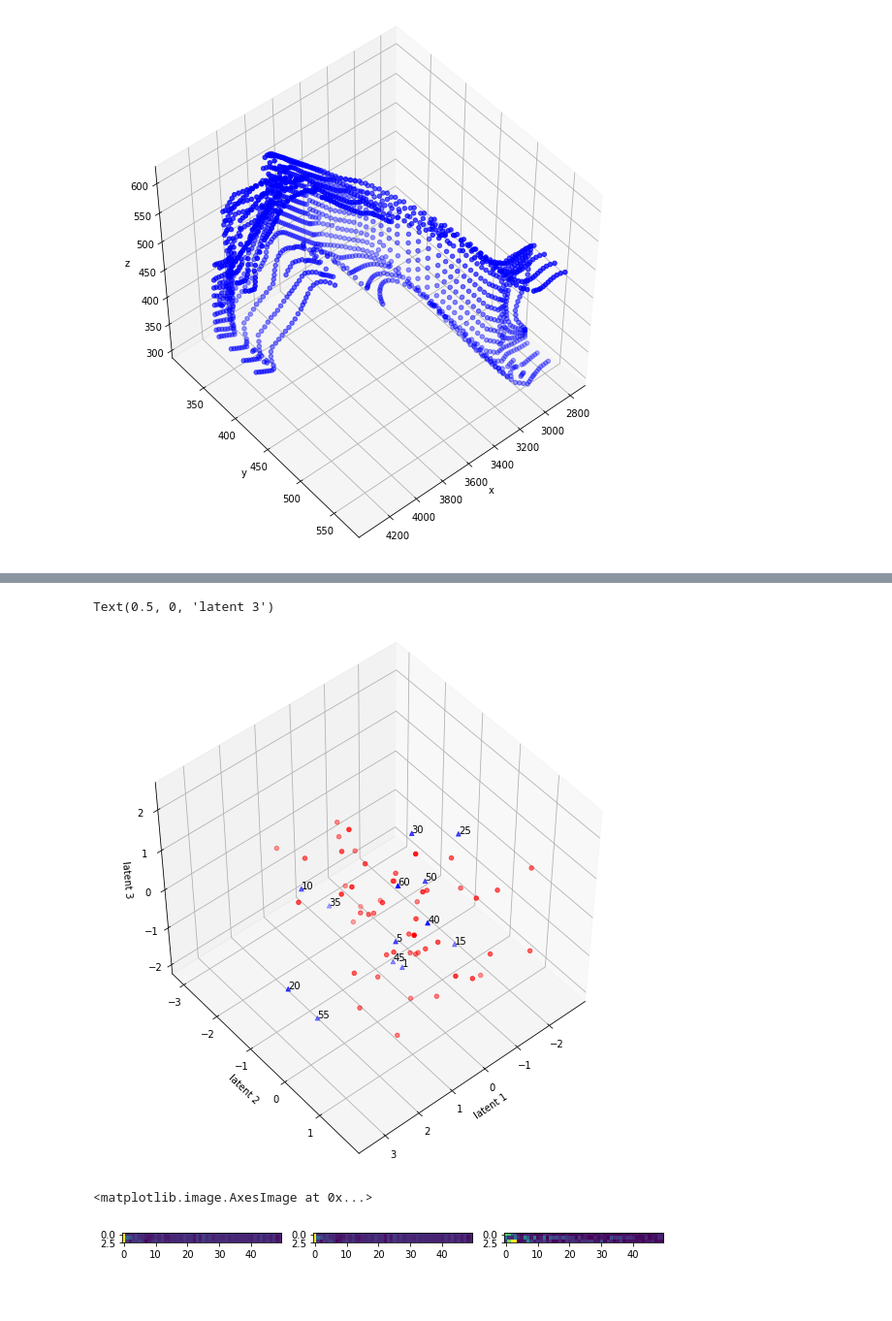
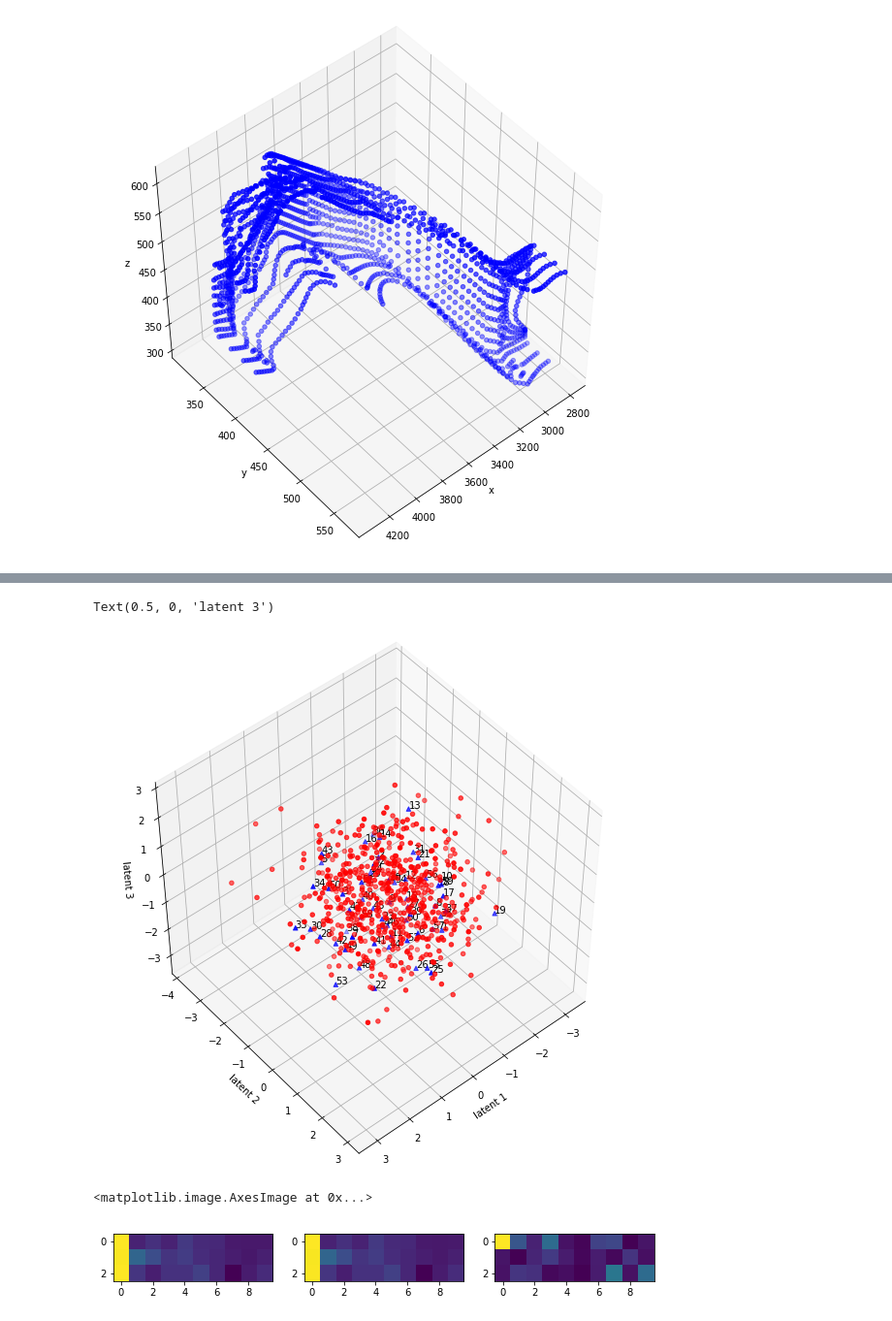
Before and after one commit to abbasloo/dnnAutoEm, a Jupyter notebook: carCrashLBO.ipynb, the cells around one changed output, grey strips where cells are left out. Shown at 97% size. Drawn from its saved outputs; the diff is of its cells as text; code cells hidden in the pictures; blank space fills up the shorter version.

```diff
--- a/carCrashLBO.ipynb
+++ b/carCrashLBO.ipynb
@@ -10,7 +10,7 @@ import tensorflow as tf
 from LstmVAE import LSTM_Var_Autoencoder
 from LstmVAE import preprocess
 
-name = '/home/mabbasloo/Documents/carData3/data/lbo/'
+name = '/home/mabbasloo/Documents/carData4/data/lbo/'
 name1 = '/home/mabbasloo/Desktop/Variational-Lstm-Autoencoder/data/'
 # %%
 filename = '/home/mabbasloo/Desktop/Variational-Lstm-Autoencoder/list'
@@ -28,13 +28,13 @@ f299_S2000001_60.off
 # %%
 DATA = []
-d = 50
+d = 10
 db = h5py.File(name + data[0], 'r')
 ds = db['Phi']
 ds = np.asarray(ds).astype(np.float32).T
 ds = ds[:, 0:d]
 ds[np.isnan(ds)] = 0.0
 ds[np.isinf(ds)] = 0.0
-for i in range(len(data)):
+for i in range(20*60):
     #db = h5py.File(name + data[i], 'r')
     #ds = db['Phi']
     #ds = np.asarray(ds).astype(np.float32).T
@@ -98,7 +98,7 @@ plt.imshow(DATA[65-5])
 # %%
 vae = LSTM_Var_Autoencoder(intermediate_dim = 10, z_dim = 3, n_dim=d, stateful = False) #default stateful = False
 
-vae.fit(DATA[0:65-13], learning_rate=0.001, batch_size = 10, num_epochs = 400, opt = tf.train.AdamOptimizer, REG_LAMBDA = 0.01, grad_clip_norm=10, optimizer_params=None, verbose = True)
+vae.fit(DATA[0:10*60], learning_rate=0.001, batch_size = 10, num_epochs = 100, opt = tf.train.AdamOptimizer, REG_LAMBDA = 0.01, grad_clip_norm=10, optimizer_params=None, verbose = True)
 # %% [output]
 Training...
 
@@ -120,17 +119,19 @@ Training time 0.36 minutes
 # %%
-x_reconstructed, recons_error = vae.reconstruct(DATA[65-13:], get_error = True) #returns squared error
+x_reconstructed, recons_error = vae.reconstruct(DATA[10*60:11*60], get_error = True) #returns squared error
 
-x_reduced = vae.reduce(DATA) #latent space representation
+x_reduced = vae.reduce(DATA[0:11*60]) #latent space representation
 # %%
 fig = plt.figure(figsize=(10, 10))
 c = ['r', 'b']
 m = ['o', '^']
-label = ['1', '5', '10', '15', '20', '25', '30', '35', '40', '45', '50', '55', '60']
+label = []
+for i in range(1, 60+1):
+    label.append(np.str(i))
 ax = fig.add_subplot(111, projection='3d')
-ax.scatter(x_reduced[0:65-13, 0], x_reduced[0:65-13, 1], x_reduced[0:65-13, 2], c=c[0], marker=m[0])
-ax.scatter(x_reduced[65-13:, 0], x_reduced[65-13:, 1], x_reduced[65-13:, 2], c=c[1], marker=m[1])
+ax.scatter(x_reduced[0:10*60, 0], x_reduced[0:10*60, 1], x_reduced[0:10*60, 2], c=c[0], marker=m[0])
+ax.scatter(x_reduced[10*60:11*60, 0], x_reduced[10*60:11*60, 1], x_reduced[10*60:11*60, 2], c=c[1], marker=m[1])
 ii = 0
-for i in range(65-13, 65):
+for i in range(10*60, 11*60):
     ax.text(x_reduced[i, 0], x_reduced[i, 1], x_reduced[i, 2], label[ii], size=10, zorder=1, color='k')
     ii += 1
 ax.view_init(50, 50)
@@ -139,13 +140,13 @@ ax.set_ylabel('latent 2')
 ax.set_zlabel('latent 3')
 # %% [output]
 Text(0.5, 0, 'latent 3')
-[figure, old version]
+[figure, new version]
 # %%
 plt.figure(figsize=(10, 30));
-plt.subplot(1,3,1); plt.imshow(x_reconstructed[13-5])
-plt.subplot(1,3,2); plt.imshow(DATA[65-5])
-plt.subplot(1,3,3); plt.imshow(np.abs(x_reconstructed[13-1] - DATA[65-5]))
+plt.subplot(1,3,1); plt.imshow(x_reconstructed[0])
+plt.subplot(1,3,2); plt.imshow(DATA[10*60])
+plt.subplot(1,3,3); plt.imshow(np.abs(x_reconstructed[0] - DATA[10*60]))
 # %% [output]
 <matplotlib.image.AxesImage at 0x...>
-[figure, old version]
+[figure, new version]
 # %%
```
Also changed, not shown: parts of 8 cells of this notebook.
